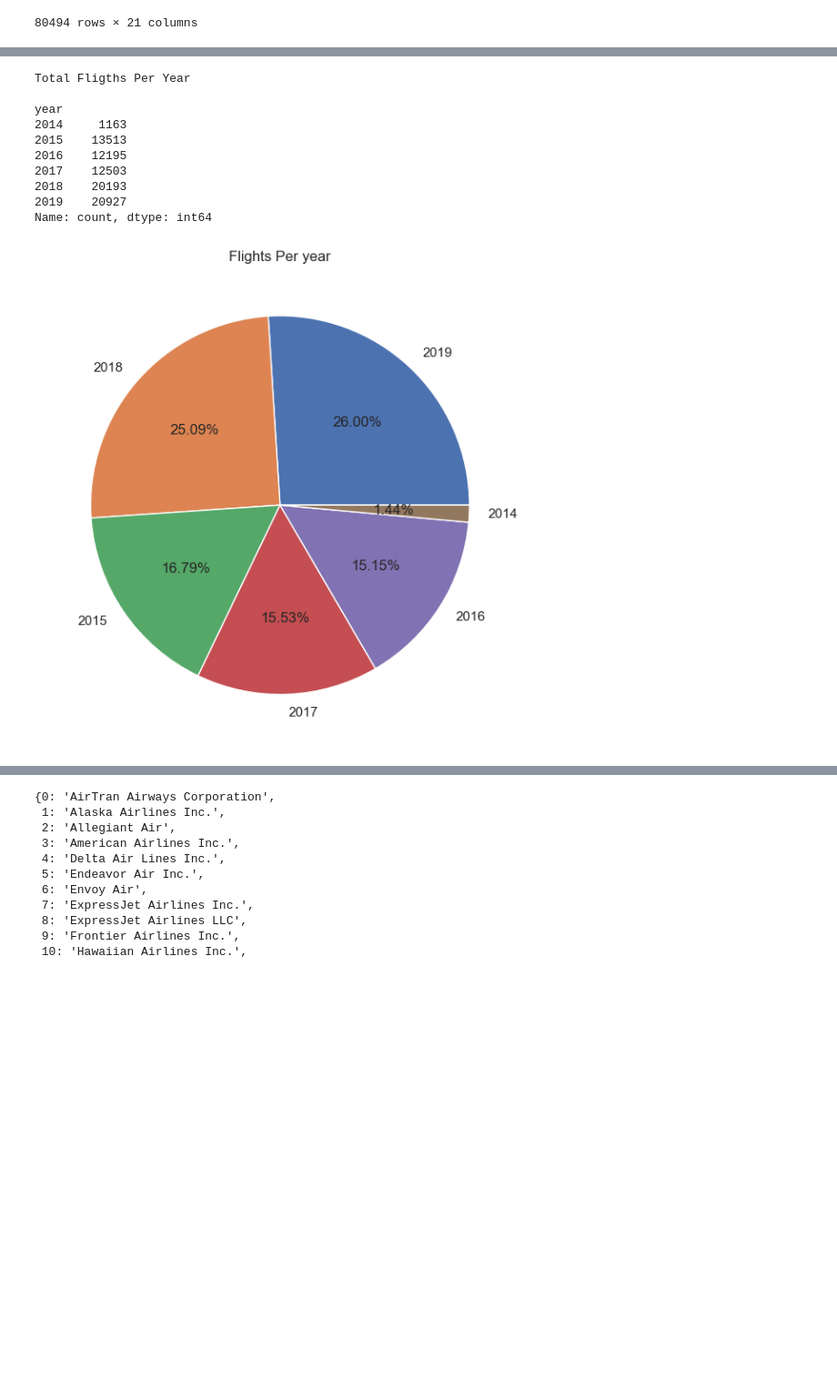
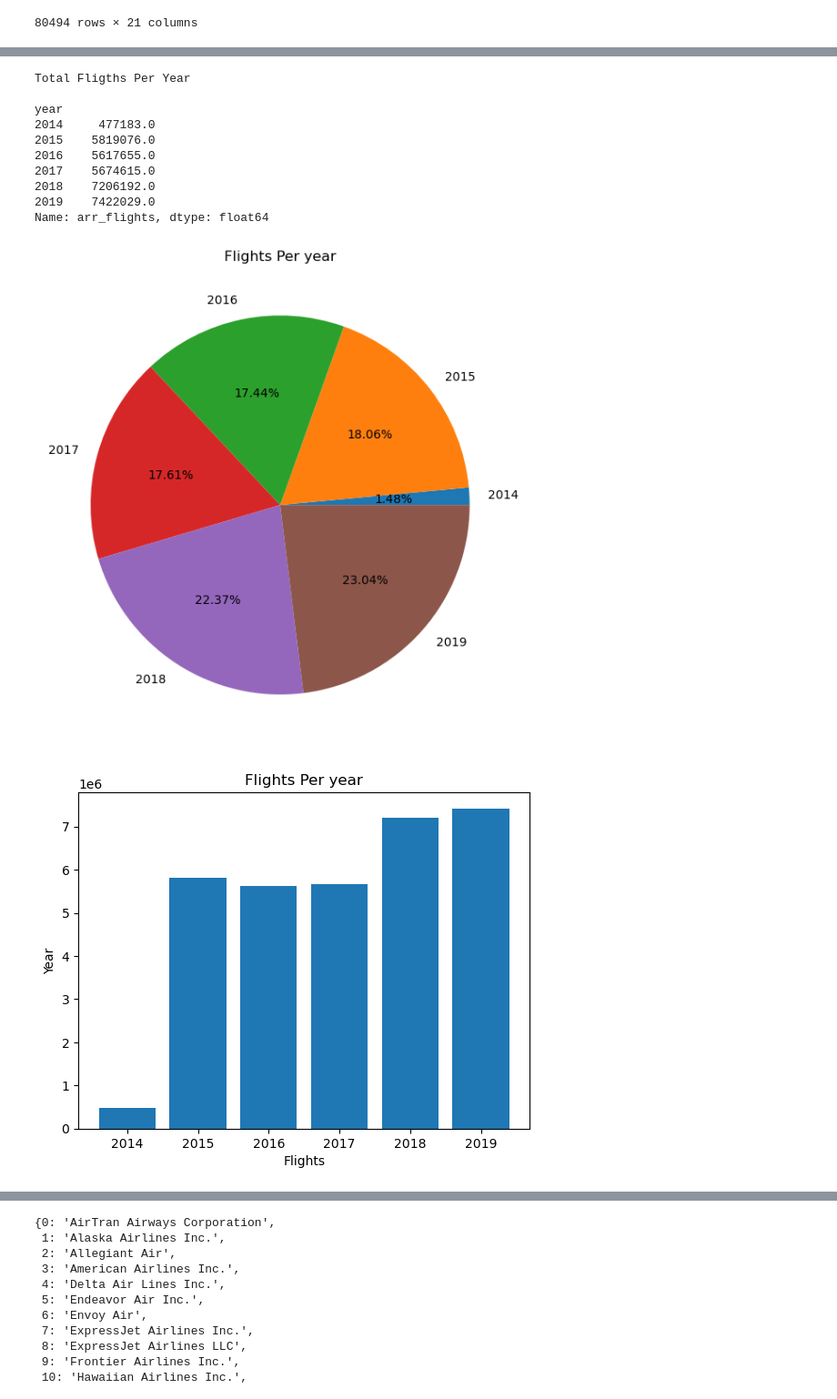
Before and after one commit to KurangKering/sdfsfslvjx, a Jupyter notebook: app/notebooks/flightdelay.ipynb, the cells around one changed output, grey strips where cells are left out. Shown at 91% size. Saved outputs shown, nothing was run; the diff lists cells and outputs as text; code cells hidden in the pictures; blank space fills up the shorter version.

```diff
--- a/app/notebooks/flightdelay.ipynb
+++ b/app/notebooks/flightdelay.ipynb
@@ -170,22 +302,31 @@ df_1['carrier'].value_counts().to_frame()
 # %%
-flights_per_year = df_1.year.value_counts()
+flights_per_year = df_1.groupby('year')['arr_flights'].sum()
 print("Total Fligths Per Year \n")
 print(flights_per_year.sort_index())
 
 fig, ax = plt.subplots(figsize=(6, 6))
 ax.pie(flights_per_year.values, labels = flights_per_year.index, autopct='%.2f%%')
 
 ax.set_title('Flights Per year')
 plt.tight_layout()
+
+fig, ax = plt.subplots()
+ax.bar(flights_per_year.index, flights_per_year.values)
+
+ax.set_ylabel('Year')
+ax.set_xlabel('Flights')
+ax.set_title('Flights Per year')
+plt.show()
 # %% [output]
 Total Fligths Per Year
 
 year
-2014     1163
-2015    13513
-2016    12195
-2017    12503
-2018    20193
-2019    20927
-Name: count, dtype: int64
+2014     477183.0
+2015    5819076.0
+2016    5617655.0
+2017    5674615.0
+2018    7206192.0
+2019    7422029.0
+Name: arr_flights, dtype: float64
-[figure, old version]
+[figure, new version]
+[figure, added]
```
Also changed, not shown: parts of 62 cells of this notebook.
